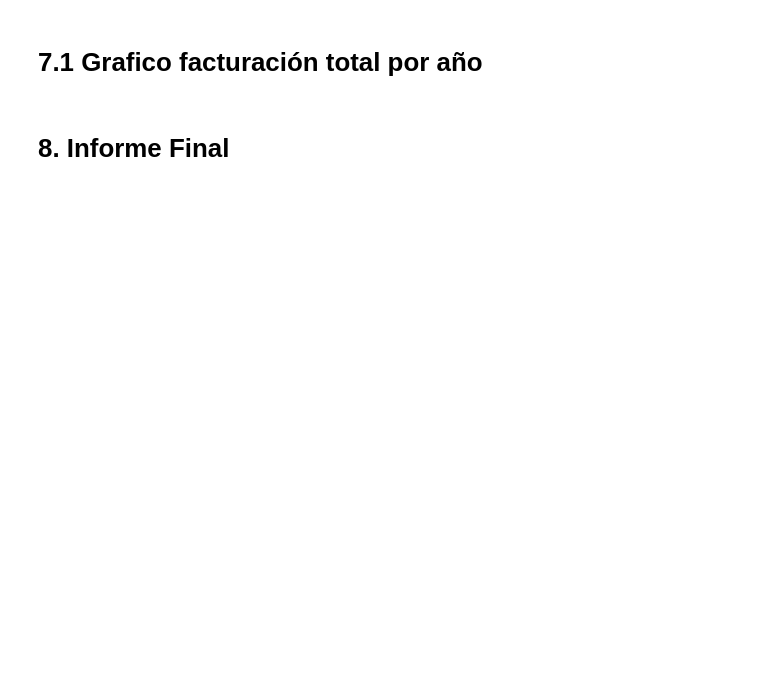
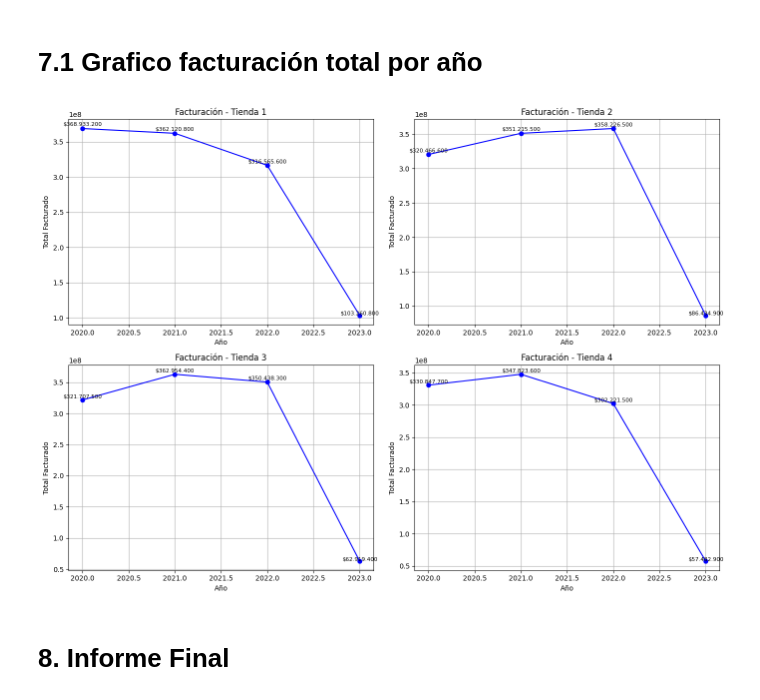
Before and after one commit to yerko33/AluraStore_Latam, a Jupyter notebook: AluraStoreLatam.ipynb, the cells around one changed output. Saved outputs shown, nothing was run; the diff lists cells and outputs as text; code cells hidden in the pictures; blank space fills up the shorter version.

```diff
--- a/AluraStoreLatam.ipynb
+++ b/AluraStoreLatam.ipynb
@@ -531,25 +567,35 @@ facturacion_tienda4 = calcular_facturacion_por_año(tienda4)
 # %% [markdown]
 # 7.1 Grafico facturación total por año
 # %%
-def graficar_facturacion_por_año(facturacion_anual, nombre_tienda):
-    plt.figure(figsize=(10, 6))
-    plt.plot(facturacion_anual.index, facturacion_anual.values, marker='o', linestyle='-', color='blue')
-    plt.title(f"Facturación Total por Año - {nombre_tienda}", pad=15)
-    plt.xlabel("Año")
-    plt.ylabel("Total Facturado")
-    plt.grid(True)
+def graficar_todas_las_facturaciones(facturaciones, nombres_tiendas):
+    fig, axs = plt.subplots(2, 2, figsize=(14, 10))  # Crear grid 2x2
+    axs = axs.flatten()  # Aplanar para recorrer más fácilmente
 
-    # Mostrar los valores en el gráfico
-    for x, y in zip(facturacion_anual.index, facturacion_anual.values):
-        valor_formateado = f"${int(round(y)):,}".replace(",", ".")
-        plt.text(x, y + y * 0.01, valor_formateado, ha='center', fontsize=9)
+    for i in range(4):
+        datos = facturaciones[i]
+        nombre = nombres_tiendas[i]
+        ax = axs[i]
+
+        ax.plot(datos.index, datos.values, marker='o', linestyle='-', color='blue')
+        ax.set_title(f"Facturación - {nombre}")
+        ax.set_xlabel("Año")
+        ax.set_ylabel("Total Facturado")
+        ax.grid(True)
+
+        # Mostrar valores
+        for x, y in zip(datos.index, datos.values):
+            valor_formateado = f"${int(round(y)):,}".replace(",", ".")
+            ax.text(x, y + y * 0.01, valor_formateado, ha='center', fontsize=8)
 
     plt.tight_layout()
     plt.show()
 
-graficar_facturacion_por_año(facturacion_tienda1, "Tienda 1")
-graficar_facturacion_por_año(facturacion_tienda2, "Tienda 2")
-graficar_facturacion_por_año(facturacion_tienda3, "Tienda 3")
-graficar_facturacion_por_año(facturacion_tienda4, "Tienda 4")
+# Llamar la función con los datos
+graficar_todas_las_facturaciones(
+    [facturacion_tienda1, facturacion_tienda2, facturacion_tienda3, facturacion_tienda4],
+    ["Tienda 1", "Tienda 2", "Tienda 3", "Tienda 4"]
+)
+# %% [output]
+[figure, added]
 # %% [markdown]
 # 8. Informe Final
```
Also changed, not shown: parts of 6 cells of this notebook.
